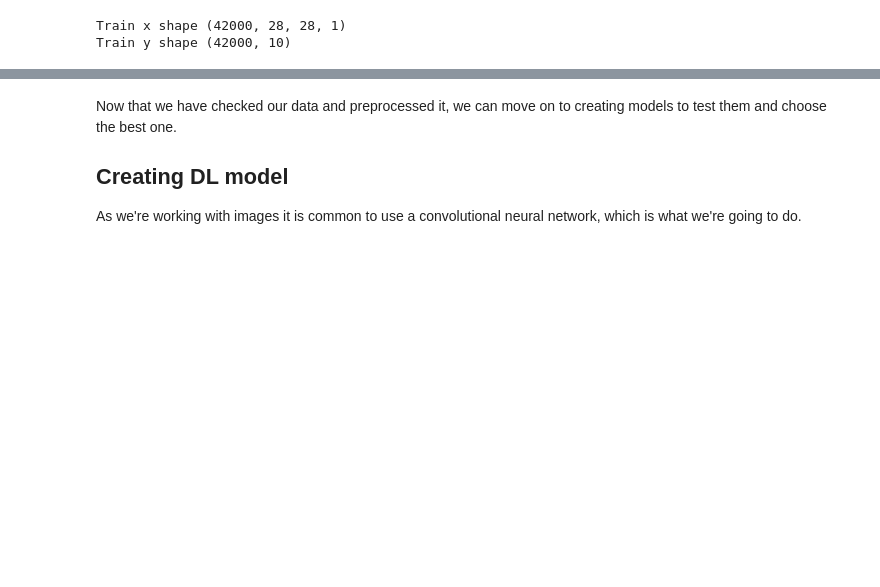
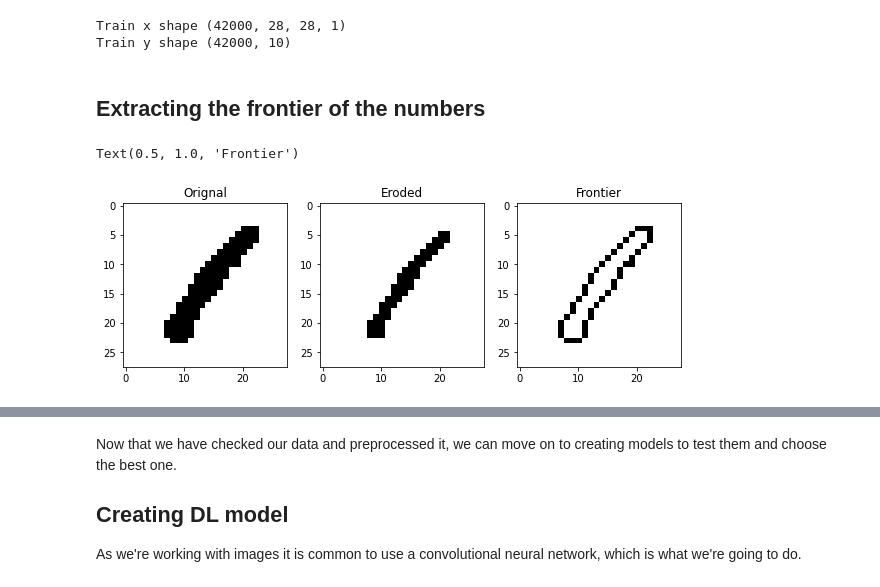
Before and after one commit to RicFraga/Kaggle-Competitions, a Jupyter notebook: Digit Recognizer/Source/Digit Recognizer.ipynb, the cells around one changed output, grey strips where cells are left out. Cells and saved outputs as stored; diff of their text form; code cells hidden in the pictures; blank space fills up the shorter version.

Commit message:
Added frontier detection

```diff
--- a/Digit Recognizer/Source/Digit Recognizer.ipynb
+++ b/Digit Recognizer/Source/Digit Recognizer.ipynb
@@ -129,3 +156,30 @@ print("Train y shape {}".format(train_y.shape))
 # %% [output]
 Train x shape (42000, 28, 28, 1)
 Train y shape (42000, 10)
+# %% [markdown]
+## Extracting the frontier of the numbers
+# %%
+test = train_x[0,:,:,-1]
+test_eroded = erosion(test, diamond(1))
+frontier = np.copy(test)
+
+for i in range(28):
+    for j in range(28):
+        if(test[i,j] != test_eroded[i,j]):
+            frontier[i,j] = 1
+
+        else:
+            frontier[i,j] = 0
+
+fig, ax = plt.subplots(1, 3, figsize = (10, 10))
+ax[0].imshow(test, cmap = 'binary')
+ax[0].set_title("Orignal")
+
+ax[1].imshow(test_eroded, cmap = 'binary')
+ax[1].set_title("Eroded")
+
+ax[2].imshow(frontier, cmap = 'binary')
+ax[2].set_title("Frontier")
+# %% [output]
+Text(0.5, 1.0, 'Frontier')
+[figure, added]
```
Also changed, not shown: parts of 23 cells of this notebook, 1 other file.
